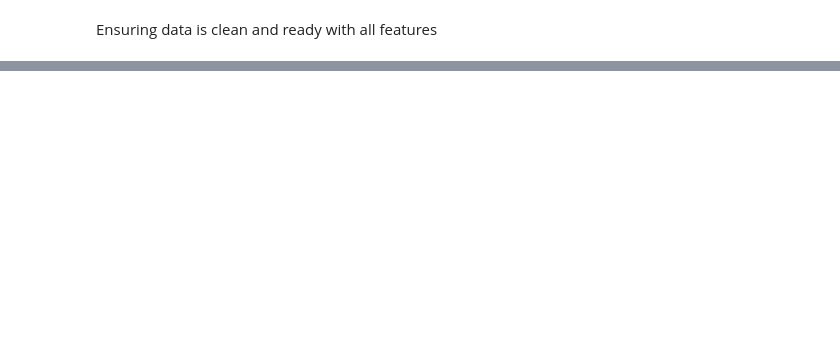
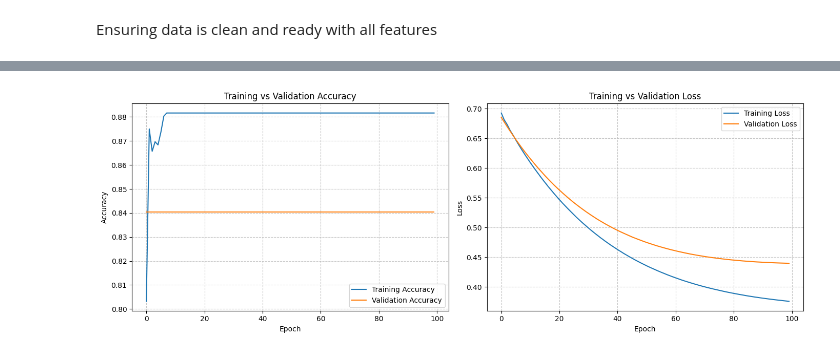
Before and after one commit to Ouriel91/ai-deep-learning-course, a Jupyter notebook: Project_1_MIMIC_Ouri.ipynb, the cells around one changed output, grey strips where cells are left out. Drawn from its saved outputs; the diff is of its cells as text; code cells hidden in the pictures; blank space fills up the shorter version.

Commit message:
Complete baseline DNN training and evaluation

```diff
--- a/Project_1_MIMIC_Ouri.ipynb
+++ b/Project_1_MIMIC_Ouri.ipynb
@@ -618,0 +673,19 @@ Ensuring data is clean and ready with all features
+# %%
+# Q3.d.iii: Construct the Deep Neural Network architecture
+model = Sequential([
+    # Input layer and first dense layer
+    Dense(3, activation='relu', input_shape=(X_train.shape[1],)),
+    Dropout(0.05),
+
+    # Second dense layer
+    Dense(3, activation='relu'),
+    Dropout(0.05),
+
+    # Third dense layer
+    Dense(3, activation='relu'),
+
+    # Output layer for binary classification
+    Dense(1, activation='sigmoid')
+])
+
+print("\nModel architecture constructed successfully.")
@@ -618,0 +702,42 @@ Ensuring data is clean and ready with all features
+# %%
+# Q3.d.iv: Compile and Train the Neural Network
+
+# 1. Compile the model
+model.compile(optimizer='adam',
+              loss='binary_crossentropy',
+              metrics=['accuracy'])
+
+# 2. Train the model and save history
+# Training for 100 epochs with a 20% validation split
+history = model.fit(X_train, y_train,
+                    epochs=100,
+                    validation_split=0.2,
+                    verbose=0)
+
+# 3. Graph the Training and Validation Accuracy and Loss
+plt.figure(figsize=(14, 5))
+
+# Plot Accuracy
+plt.subplot(1, 2, 1)
+plt.plot(history.history['accuracy'], label='Training Accuracy')
+plt.plot(history.history['val_accuracy'], label='Validation Accuracy')
+plt.title('Training vs Validation Accuracy')
+plt.xlabel('Epoch')
+plt.ylabel('Accuracy')
+plt.legend()
+plt.grid(True, linestyle='--', alpha=0.7)
+
+# Plot Loss
+plt.subplot(1, 2, 2)
+plt.plot(history.history['loss'], label='Training Loss')
+plt.plot(history.history['val_loss'], label='Validation Loss')
+plt.title('Training vs Validation Loss')
+plt.xlabel('Epoch')
+plt.ylabel('Loss')
+plt.legend()
+plt.grid(True, linestyle='--', alpha=0.7)
+
+plt.tight_layout()
+plt.show()
+# %% [output]
+[figure, added]
```
Also changed, not shown: parts of 15 cells of this notebook.
